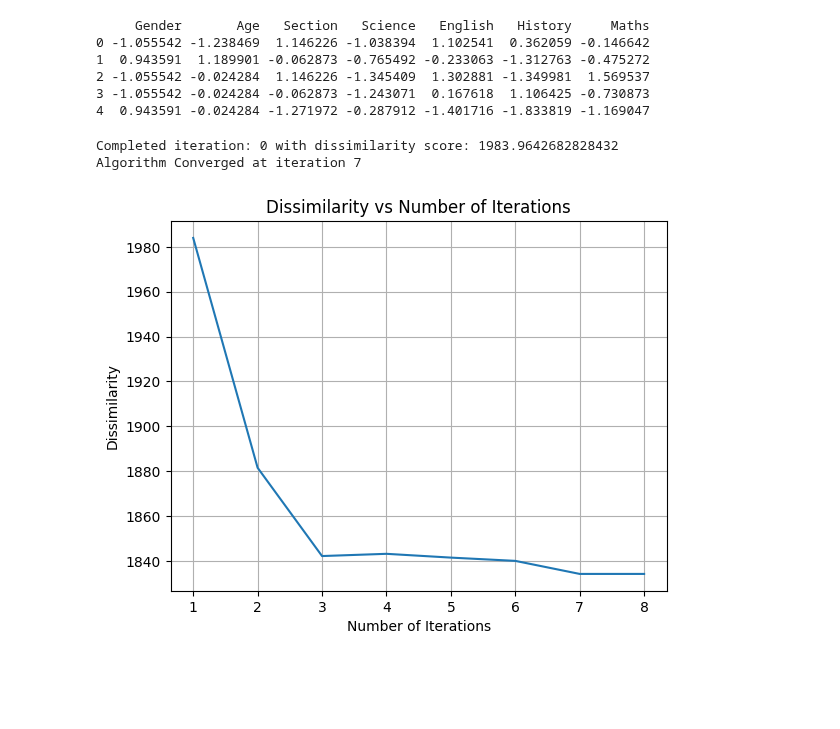
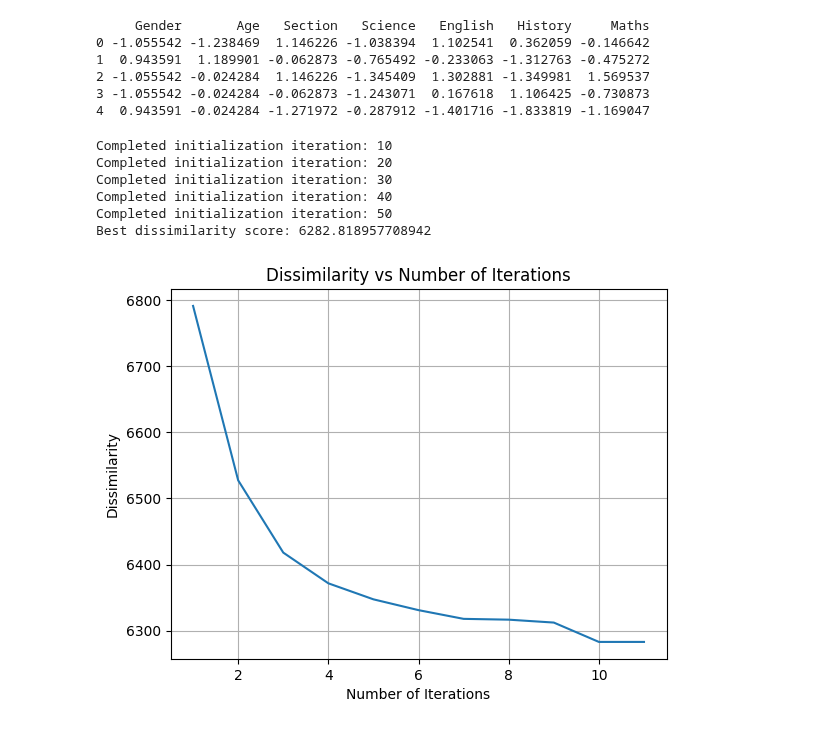
Before and after one commit to PritK99/ML-Toolbox, a Jupyter notebook: K Means Clustering/grouping students.ipynb, the cells around one changed output. Drawn from its saved outputs; the diff is of its cells as text; code cells hidden in the pictures; blank space fills up the shorter version.

Commit message:
Implementing multiple random initializations

```diff
--- a/K Means Clustering/grouping students.ipynb
+++ b/K Means Clustering/grouping students.ipynb
@@ -138,7 +152,13 @@ def update_centroids(K, clusters):
         sum = 0
         for j in range(len(clusters[i])):
             sum += np.array(marksheet_df.iloc[clusters[i][j]])
-        sum /= len(clusters[i])
+
+        if (len(clusters[i]) == 0):
+            sum = 0
+            print(f'Warning: Reduce K')
+        else:
+            sum /= len(clusters[i])
+
         centroids.append(sum)
 
     return centroids
@@ -154,7 +175,8 @@ def get_dissimilarity(clusters, centroids, marksheet_df):
 
     return dissimilarity
 # %%
-def fit(K, marksheet_df, num_iterations=100):
+# Fits a K-means clustering model to the given dataset.
+def fit(K, marksheet_df, num_iterations=100, res=False):
     # Initialize the centroids
     centroids = init_centroids(K, marksheet_df)
     total_dissimilarity = []
@@ -172,30 +194,55 @@ def fit(K, marksheet_df, num_iterations=100):
         dissimilarity_score = get_dissimilarity(clusters, centroids, marksheet_df)
         total_dissimilarity.append(dissimilarity_score)
 
-        if (m % 10 == 0):
+        if (m % 10 == 0 and res):
             print(f'Completed iteration: {m} with dissimilarity score: {dissimilarity_score}')
 
         if (prev_clusters == clusters):
-            print(f'Algorithm Converged at iteration {m}')
+            if (res):
+                print(f'Algorithm Converged at iteration {m} with dissimilarity score: {dissimilarity_score}')
             break
 
         prev_clusters = clusters
 
     return clusters, centroids, total_dissimilarity
-# %%
-K = 75
-clusters, centroids, total_dissimilarity = fit(K, marksheet_df)
-# %% [output]
-Completed iteration: 0 with dissimilarity score: 1983.9642682828432
-Algorithm Converged at iteration 7
+# %%
+# Selecting the best result among M random initializations
+K = 25
+M = 50
+
+best_cluster = [[] for _ in range(K)]
+best_centroids = [[] for _ in range(K)]
+best_total_dissimilarity = [float("inf")]
+
+for iter in range(M):
+    clusters, centroids, total_dissimilarity = fit(K, marksheet_df)
+
+    if (best_total_dissimilarity[-1] > total_dissimilarity[-1]):
+        best_total_dissimilarity = total_dissimilarity
+        best_centroids = centroids
+        best_cluster = clusters
+
+    if ((iter+1) % 10 == 0):
+        print(f'Completed initialization iteration: {iter+1}')
+
+print(f'Best dissimilarity score: {best_total_dissimilarity[-1]}')
+
+# If the code stops running after giving warning for reducing K, that might be either due to a bad random initialization or a high value of K. Either run the cell again or reduce the value of K.
+# %% [output]
+Completed initialization iteration: 10
+Completed initialization iteration: 20
+Completed initialization iteration: 30
+Completed initialization iteration: 40
+Completed initialization iteration: 50
+Best dissimilarity score: 6282.818957708942
 # %%
 # Plotting missclassifications against the number of iterations
-plt.plot(range(1, len(total_dissimilarity) + 1), total_dissimilarity)
+plt.plot(range(1, len(best_total_dissimilarity) + 1), best_total_dissimilarity)
 plt.xlabel('Number of Iterations')
 plt.ylabel('Dissimilarity')
 plt.title('Dissimilarity vs Number of Iterations')
 plt.grid(True)
 plt.show()
 # %% [output]
-[figure, old version]
+[figure, new version]
 # %%
```
Also changed, not shown: parts of 6 cells of this notebook, 1 other file.
